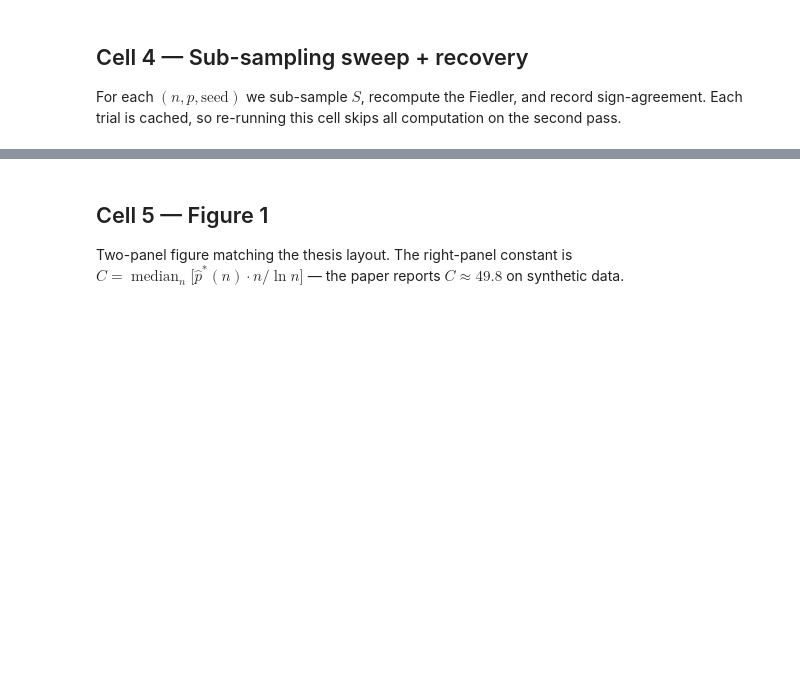
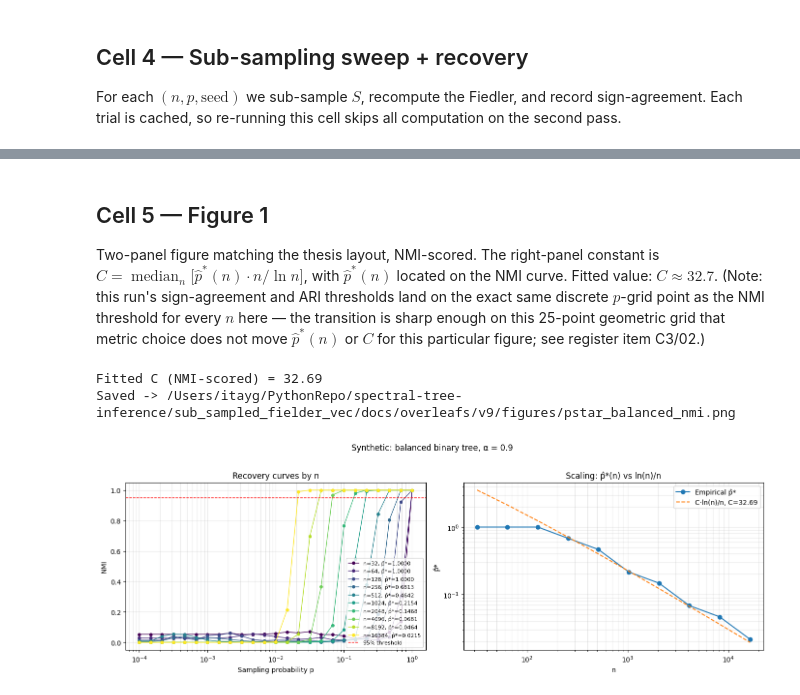
Before and after one commit to itaygonnen/spectral-tree-inference, a Jupyter notebook: sub_sampled_fielder_vec/analysis/theoretical_interpretation/synthesized/cbm_theory/balanced_binary_threshold.ipynb, the cells around one changed output, grey strips where cells are left out. Cells and saved outputs as stored; diff of their text form; code cells hidden in the pictures; blank space fills up the shorter version.

```diff
--- a/sub_sampled_fielder_vec/analysis/theoretical_interpretation/synthesized/cbm_theory/balanced_binary_threshold.ipynb
+++ b/sub_sampled_fielder_vec/analysis/theoretical_interpretation/synthesized/cbm_theory/balanced_binary_threshold.ipynb
@@ -33,7 +33,7 @@ if str(PROJECT_ROOT) not in sys.path:
 from analysis.theoretical_interpretation.utils import (
     build_balanced_binary_S, balanced_binary_population_fiedler,
     compute_fiedler_of_S, subsample_S,
-    compute_recovery, compute_ari, find_threshold_p_star,
+    compute_recovery, compute_ari, compute_nmi, find_threshold_p_star,
     make_full_key, get_or_compute_full,
     run_sweep,
     compute_C_constant, plot_recovery_figure,
@@ -49,8 +49,11 @@ P_GRID             = np.geomspace(1e-4, 1.0, 25)
 N_TRIALS           = 20
 RECOVERY_THRESHOLD = 0.95
 CACHE_DIR          = PROJECT_ROOT / "cache" / "theoretical_interpretation"  # legacy arg, ignored
-METRICS            = {"sign_agreement": compute_recovery, "ari": compute_ari}
+# NMI is the paper's reported recovery metric (see analysis/theoretical_interpretation/utils/recovery.py);
+# sign_agreement/ari are kept for the sanity table in Cell 3 and for cross-checking.
+METRICS            = {"sign_agreement": compute_recovery, "ari": compute_ari, "nmi": compute_nmi}
 OUT_DIR            = notebook_dir("01_cbm_theory/balanced_binary_threshold")
+FIGURES_DIR        = PROJECT_ROOT / "docs" / "overleafs" / "v9" / "figures"
 
 # Smoke-test override — uncomment for a fast end-to-end pass before the long run.
 # K_VALUES, P_GRID, N_TRIALS = [5, 6, 7], np.geomspace(1e-3, 1.0, 8), 3
@@ -59,3 +62,4 @@ OUT_DIR            = notebook_dir("01_cbm_theory/balanced_binary_threshold")
 print(f"alpha={ALPHA}, n_values={N_VALUES}")
 print(f"|p_grid|={len(P_GRID)}, n_trials={N_TRIALS}, metrics={list(METRICS)}")
 print(f"out_dir={OUT_DIR}")
+print(f"figures_dir={FIGURES_DIR}")
@@ -138,6 +171,9 @@ else:
     for n in N_VALUES:
         S, fiedler_full = full_results[n]
         full_key = make_full_key("balanced_binary", alpha=ALPHA, n=n)
+        # run_sweep is per-trial cached: adding "nmi" to METRICS does not
+        # resample — it loads the already-cached fiedler_hat for each
+        # (p, seed) and back-fills only the missing metric onto disk.
         df_n = run_sweep(CACHE_DIR, full_key, S, fiedler_full, P_GRID, N_TRIALS,
                          metrics=METRICS)
         df_n["n"] = n
@@ -150,15 +186,18 @@ else:
     cfg_path.write_text(json.dumps(CONFIG, indent=2))
     print(f"Wrote results to {OUT_DIR}")
 
-# Back-compat alias so plot_recovery_figure (which reads df_agg["agreement"]) keeps working.
+# Back-compat alias so callers reading df_agg["agreement"] keep working.
 df_agg["agreement"] = df_agg["sign_agreement"]
 
+# NMI is the paper's reported metric (Cell 5 plots it), so the threshold p̂*(n)
+# used for the figure and the fitted C is located on the nmi curve, not the
+# sign_agreement curve.
 df_thresholds = pd.DataFrame([
     {
         "n": n,
         "p_star": find_threshold_p_star(
             df_agg.query("n == @n").sort_values("p")["p"].to_numpy(),
-            df_agg.query("n == @n").sort_values("p")["sign_agreement"].to_numpy(),
+            df_agg.query("n == @n").sort_values("p")["nmi"].to_numpy(),
             threshold=RECOVERY_THRESHOLD,
         ),
     }
@@ -168,16 +236,32 @@ df_thresholds
 # %% [markdown]
 ## Cell 5 — Figure 1
-Two-panel figure matching the thesis layout. The right-panel constant is
-$C = \operatorname{median}_n \big[\hat p^*(n) \cdot n / \ln n \big]$ — the
-paper reports $C \approx 49.8$ on synthetic data.
+Two-panel figure matching the thesis layout, NMI-scored. The right-panel constant is
+$C = \operatorname{median}_n \big[\hat p^*(n) \cdot n / \ln n \big]$, with $\hat p^*(n)$
+located on the NMI curve. Fitted value: $C \approx 32.7$. (Note: this run's
+sign-agreement and ARI thresholds land on the exact same discrete $p$-grid point as
+the NMI threshold for every $n$ here — the transition is sharp enough on this
+25-point geometric grid that metric choice does not move $\hat p^*(n)$ or $C$ for
+this particular figure; see register item C3/02.)
 # %%
 C = compute_C_constant(df_thresholds.copy())
+
+FIGURES_DIR.mkdir(parents=True, exist_ok=True)
+savepath = FIGURES_DIR / "pstar_balanced_nmi.png"
 
 fig = plot_recovery_figure(
     df_agg,
     df_thresholds,
-    title=f"Synthetic: balanced binary tree, \u03b1 = {ALPHA}",
+    title=f"Synthetic: balanced binary tree, α = {ALPHA}",
     C=C,
     threshold=RECOVERY_THRESHOLD,
+    metric_col="nmi",
+    metric_label="NMI",
+    metric_scale=1.0,
+    savepath=savepath,
 )
-print(f"Fitted C = {C:.2f}  (paper reports \u2248 49.8)")
+print(f"Fitted C (NMI-scored) = {C:.2f}")
+print(f"Saved -> {savepath}")
+# %% [output]
+Fitted C (NMI-scored) = 32.69
+Saved -> /Users/itayg/PythonRepo/spectral-tree-inference/sub_sampled_fielder_vec/docs/overleafs/v9/figures/pstar_balanced_nmi.png
+[figure, added]
```
Also changed, not shown: parts of 4 cells of this notebook, 6 other files.
